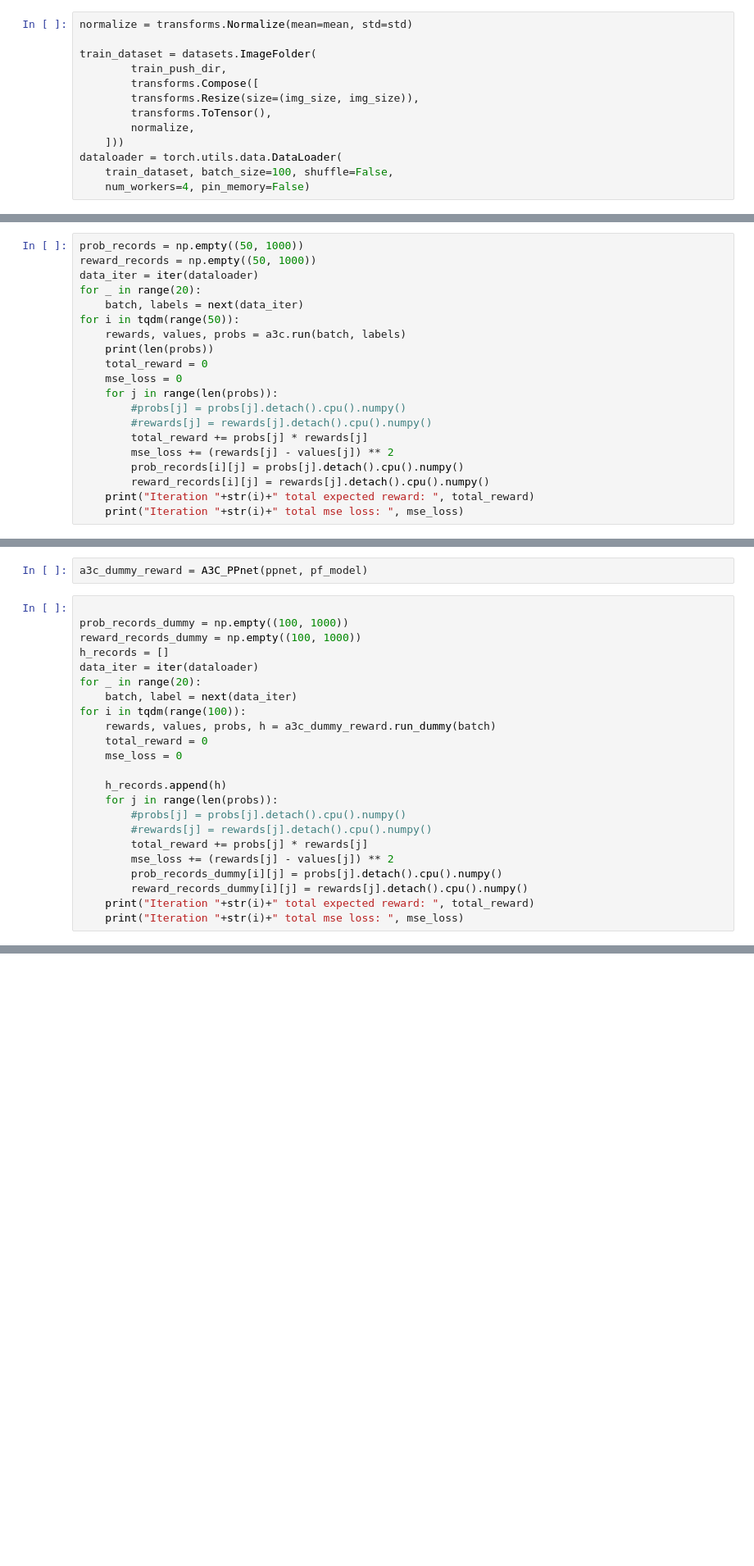
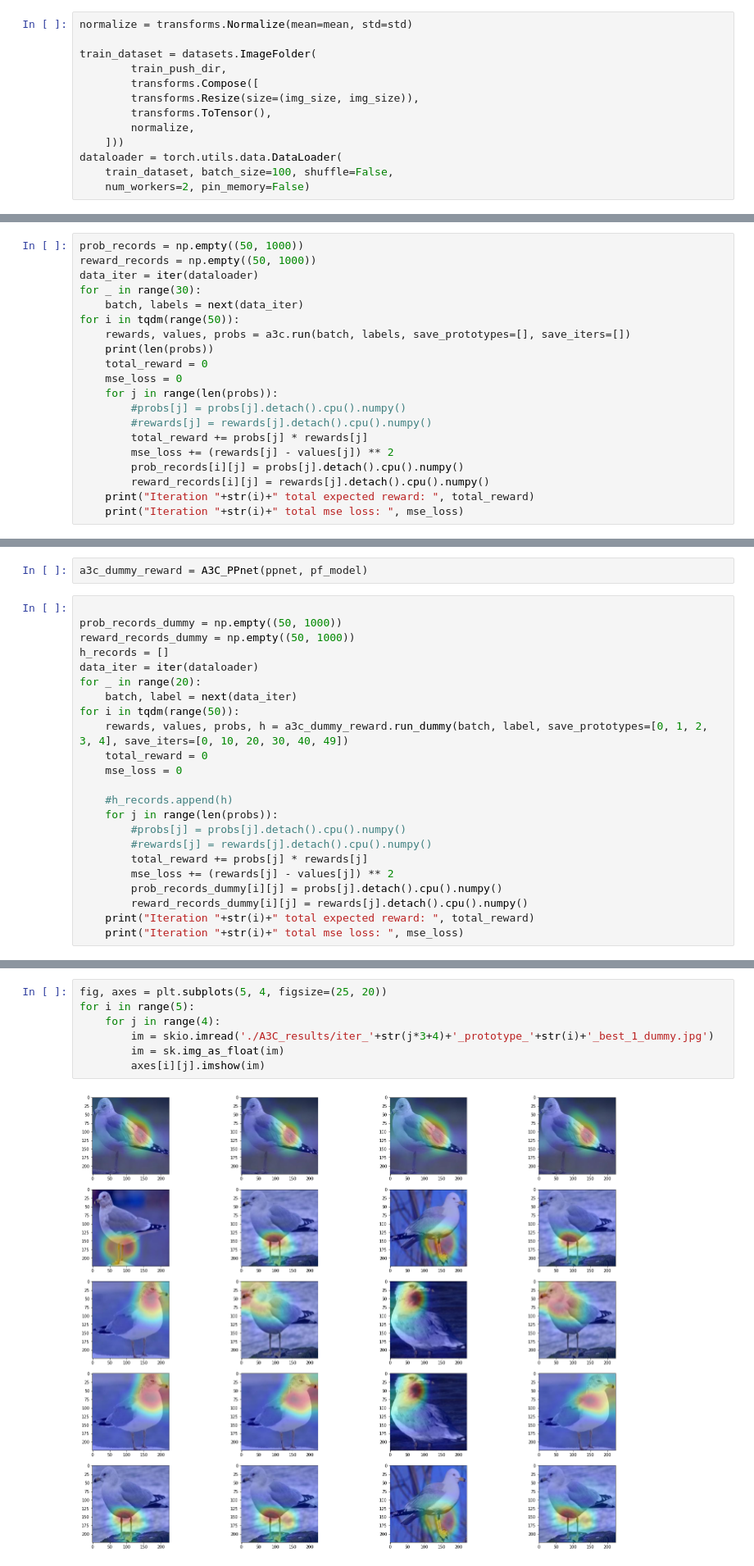
Before and after one commit to aaron-jx-li/R3-ProtoPNet, a Jupyter notebook: A3C_PPnet.ipynb, the cells around one changed output, grey strips where cells are left out. Shown at 82% size. Cells and saved outputs as stored; diff of their text form; blank space fills up the shorter version.

```diff
--- a/A3C_PPnet.ipynb
+++ b/A3C_PPnet.ipynb
@@ -349,17 +368,17 @@ train_dataset = datasets.ImageFolder(
     ]))
 dataloader = torch.utils.data.DataLoader(
     train_dataset, batch_size=100, shuffle=False,
-    num_workers=4, pin_memory=False)
+    num_workers=2, pin_memory=False)
 # %%
 a3c = A3C_PPnet(ppnet, pf_model)
 # %%
 prob_records = np.empty((50, 1000))
 reward_records = np.empty((50, 1000))
 data_iter = iter(dataloader)
-for _ in range(20):
+for _ in range(30):
     batch, labels = next(data_iter)
 for i in tqdm(range(50)):
-    rewards, values, probs = a3c.run(batch, labels)
+    rewards, values, probs = a3c.run(batch, labels, save_prototypes=[], save_iters=[])
     print(len(probs))
     total_reward = 0
     mse_loss = 0
@@ -475,18 +540,18 @@ tensor([0, 0, 0, 0, 0, 0, 0, 0, 0, 0, 0, 0, 0, 0, 0, 0, 0, 0, 0, 0, 0, 0, 0, 0,
 a3c_dummy_reward = A3C_PPnet(ppnet, pf_model)
 # %%
 
-prob_records_dummy = np.empty((100, 1000))
-reward_records_dummy = np.empty((100, 1000))
+prob_records_dummy = np.empty((50, 1000))
+reward_records_dummy = np.empty((50, 1000))
 h_records = []
 data_iter = iter(dataloader)
 for _ in range(20):
     batch, label = next(data_iter)
-for i in tqdm(range(100)):
-    rewards, values, probs, h = a3c_dummy_reward.run_dummy(batch)
+for i in tqdm(range(50)):
+    rewards, values, probs, h = a3c_dummy_reward.run_dummy(batch, label, save_prototypes=[0, 1, 2, 3, 4], save_iters=[0, 10, 20, 30, 40, 49])
     total_reward = 0
     mse_loss = 0
 
-    h_records.append(h)
+    #h_records.append(h)
     for j in range(len(probs)):
         #probs[j] = probs[j].detach().cpu().numpy()
         #rewards[j] = rewards[j].detach().cpu().numpy()
@@ -525,3 +640,12 @@ Iteration 11 total mse loss:  tensor([5.7369e+10], device='cuda:0', grad_fn=<Add
+# %%
+fig, axes = plt.subplots(5, 4, figsize=(25, 20))
+for i in range(5):
+    for j in range(4):
+        im = skio.imread('./A3C_results/iter_'+str(j*3+4)+'_prototype_'+str(i)+'_best_1_dummy.jpg')
+        im = sk.img_as_float(im)
+        axes[i][j].imshow(im)
+# %% [output]
+[figure, added]
 # %%
 np.save(r'./A3C_results/prob_records_iter10_batch20_dummy.npy', prob_records_dummy)
 np.save(r'./A3C_results/reward_records_iter10_batch20_dummy.npy', reward_records_dummy)
```
Also changed, not shown: parts of 11 cells of this notebook, 7 other files.
